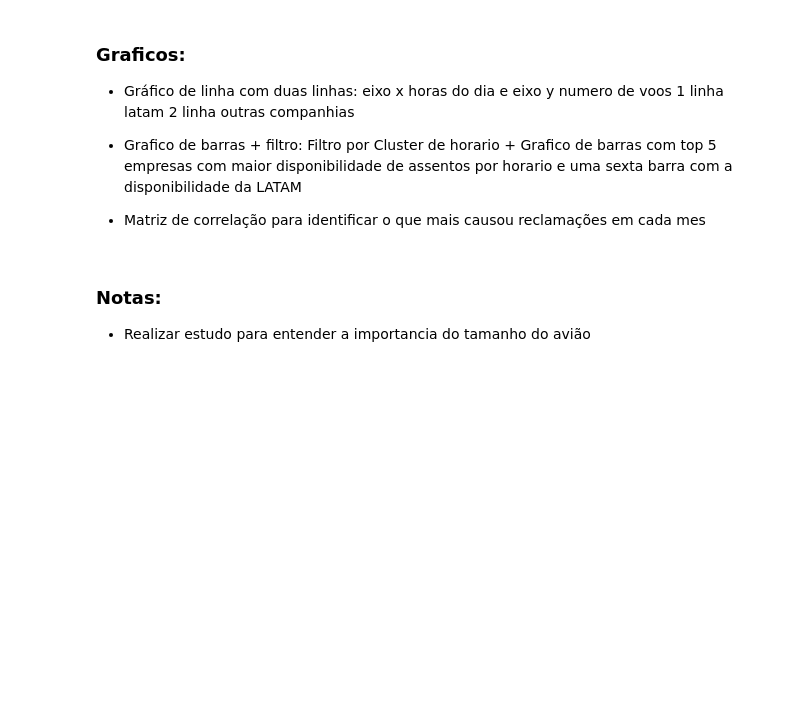
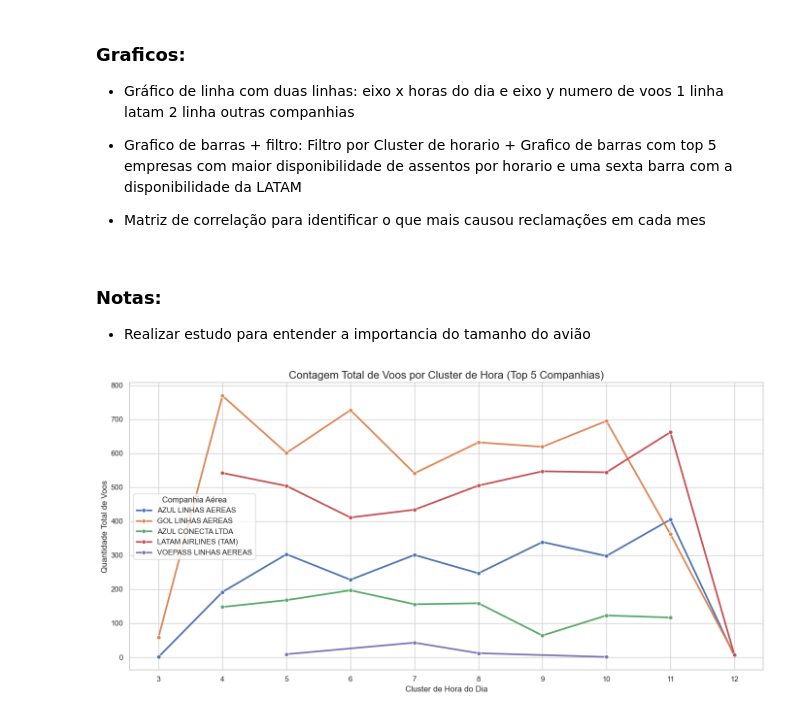
Before and after one commit to Ivanrangelpm/analise-de-voos, a Jupyter notebook: 04_analise_exploratoria.ipynb, the cells around one changed output. Cells and saved outputs as stored; diff of their text form; code cells hidden in the pictures; blank space fills up the shorter version.

Commit message:
Criando tabela sumarizada para auxiliar grafana no primeiro grafico

```diff
--- a/04_analise_exploratoria.ipynb
+++ b/04_analise_exploratoria.ipynb
@@ -99,3 +99,39 @@ df_voos['NUMERO DE ASSENTOS'].nunique()
 ### Notas:
 
 - Realizar estudo para entender a importancia do tamanho do avião
+# %%
+dados_para_grafico = df_voos.groupby(['CLUSTER_HORA', 'EMPRESA AEREA']).size().reset_index(name='total_voos')
+
+        # Opcional: Salvar este DataFrame de resumo para usar no Grafana depois
+        # dados_para_grafico.to_csv('resumo_voos_por_hora_top5.csv', index=False)
+        # print("   - DataFrame de resumo salvo em 'resumo_voos_por_hora_top5.csv'")
+
+        # --- PASSO 3: Criar o Gráfico ---
+
+
+        # Configura o estilo do gráfico
+sns.set_theme(style="whitegrid")
+plt.figure(figsize=(14, 7))
+
+        # Cria o gráfico de linha com o Seaborn
+        # O parâmetro 'hue' é a mágica que cria uma linha para cada empresa
+ax = sns.lineplot(
+            data=dados_para_grafico,
+            x='CLUSTER_HORA',
+            y='total_voos',
+            hue='EMPRESA AEREA',
+            marker='o',  # Adiciona um marcador de ponto em cada dado
+            linewidth=2.5
+        )
+
+        # Melhora a aparência do gráfico
+plt.title('Contagem Total de Voos por Cluster de Hora (Top 5 Companhias)', fontsize=16)
+plt.xlabel('Cluster de Hora do Dia', fontsize=12)
+plt.ylabel('Quantidade Total de Voos', fontsize=12)
+
+        # Garante que o eixo X mostre todos os números inteiros dos clusters
+ax.set_xticks(dados_para_grafico['CLUSTER_HORA'].unique())
+plt.legend(title='Companhia Aérea')
+plt.tight_layout() # Ajusta o layout para não cortar os títulos
+# %% [output]
+[figure, added]
```
Also changed, not shown: parts of 8 cells of this notebook, 4 other files.
